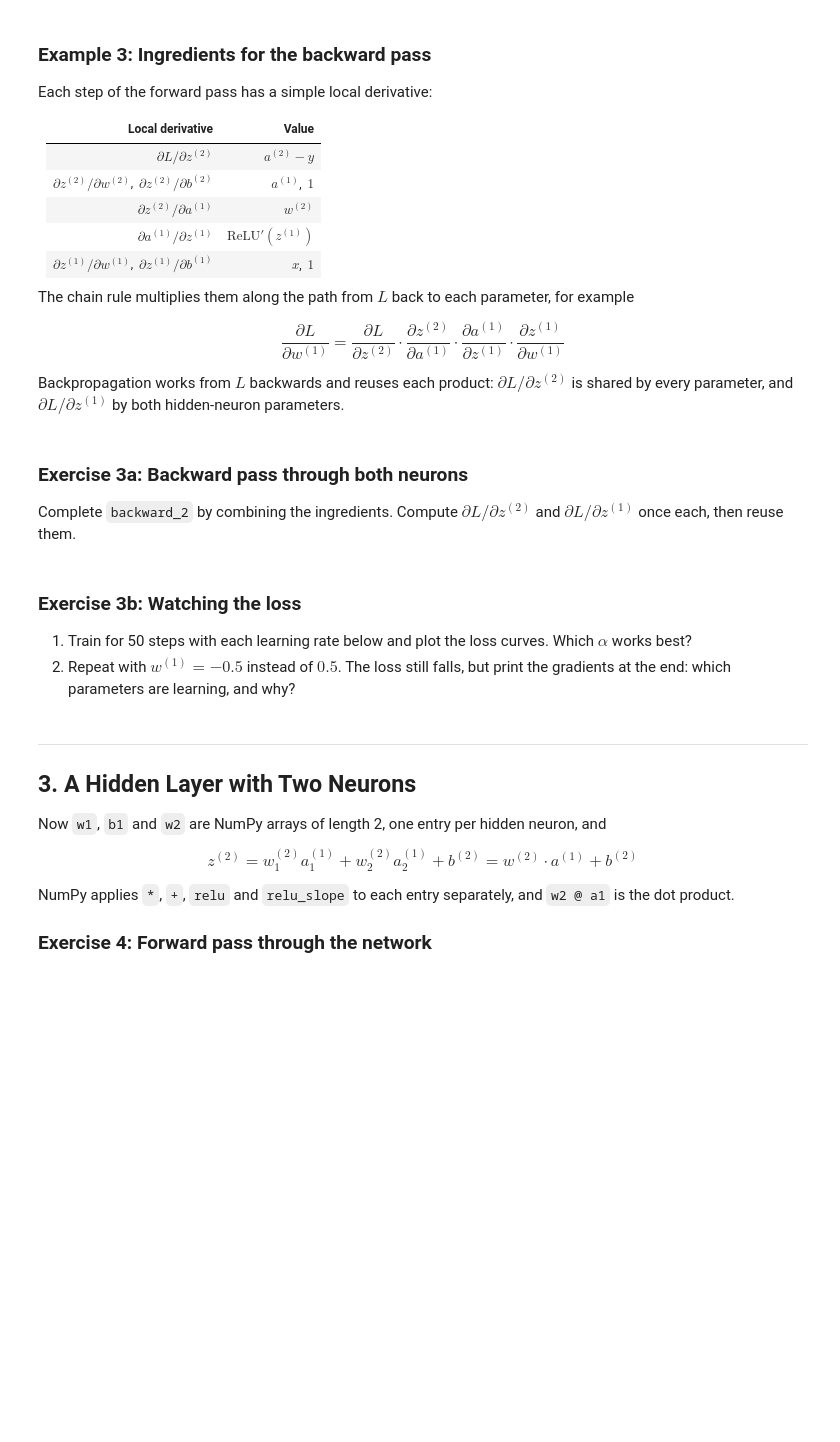
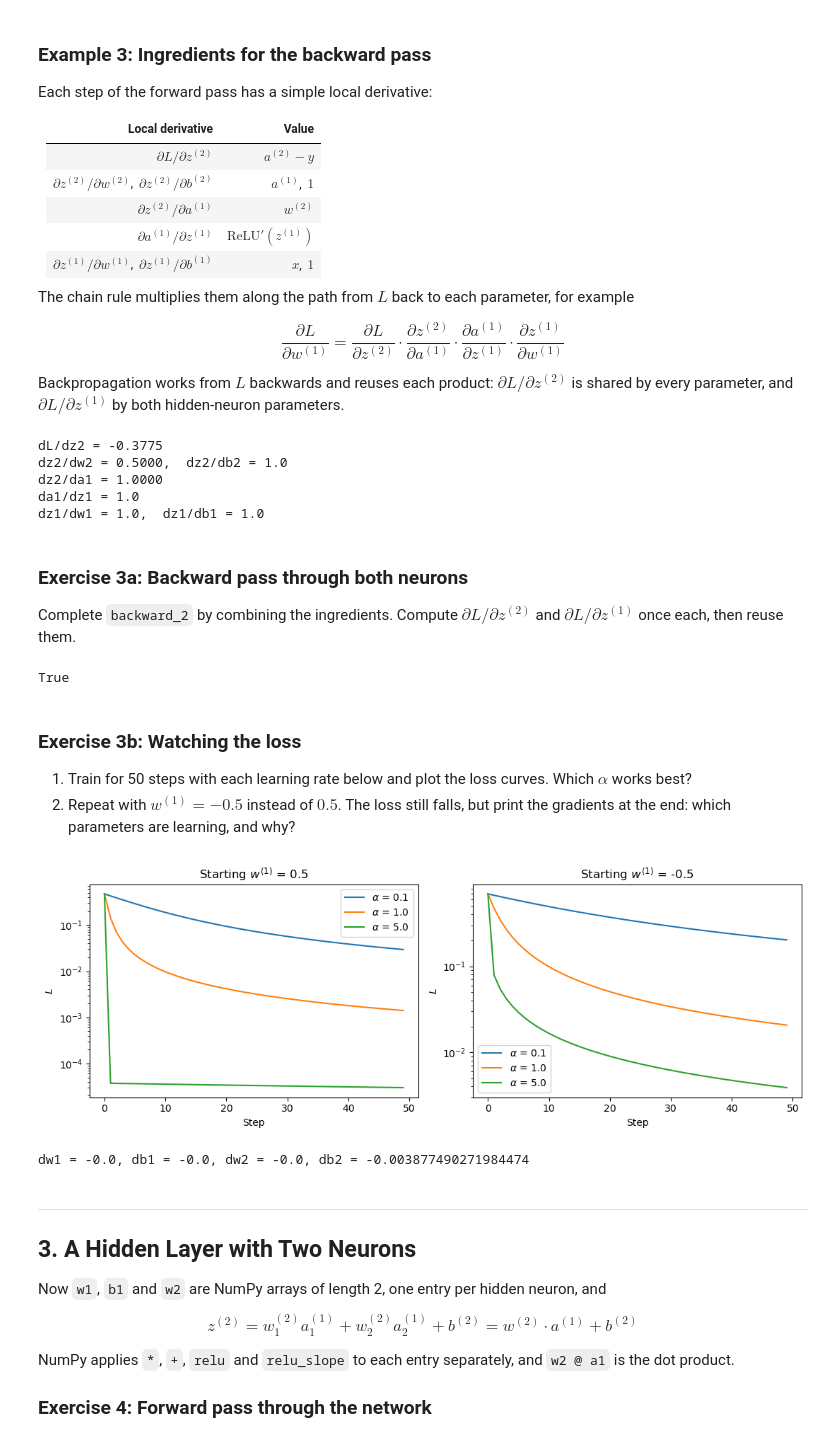
Before and after one commit to saanvikhera/ML-SPC5003, a Jupyter notebook: Tutorial_5_Clean.ipynb, the cells around one changed output. Cells and saved outputs as stored; diff of their text form; code cells hidden in the pictures; blank space fills up the shorter version.

```diff
--- a/Tutorial_5_Clean.ipynb
+++ b/Tutorial_5_Clean.ipynb
@@ -141,8 +154,11 @@ Return every intermediate value: the backward pass will need them.
 def forward_2(x, w1, b1, w2, b2):
     """Forward pass: ReLU hidden neuron, then sigmoid output neuron. Returns z1, a1, z2, a2."""
     # TODO: compute each value in turn
-
-    return
+    z1 = w1 * x + b1
+    a1 = relu(z1)
+    z2 = w2 * a1 + b2
+    a2 = sigmoid(z2)
+    return z1, a1, z2, a2
 # %%
 x, y = 1.0, 1.0
 w1_init, b1_init, w2_init, b2_init = 0.5, 0.0, 1.0, 0.0
@@ -175,7 +194,7 @@ Backpropagation works from $L$ backwards and reuses each product: $\partial L/\p
 dL_dz2 = a2 - y
 dz2_dw2 = a1
 dz2_db2 = 1.0
-dz2_da1 = w2
+dz2_da1 = w2_init
 da1_dz1 = relu_slope(z1)
 dz1_dw1 = x
 dz1_db1 = 1.0
@@ -185,6 +204,12 @@ print(f"dz2/dw2 = {dz2_dw2:.4f},  dz2/db2 = {dz2_db2}")
 print(f"dz2/da1 = {dz2_da1:.4f}")
 print(f"da1/dz1 = {da1_dz1}")
 print(f"dz1/dw1 = {dz1_dw1},  dz1/db1 = {dz1_db1}")
+# %% [output]
+dL/dz2 = -0.3775
+dz2/dw2 = 0.5000,  dz2/db2 = 1.0
+dz2/da1 = 1.0000
+da1/dz1 = 1.0
+dz1/dw1 = 1.0,  dz1/db1 = 1.0
 # %% [markdown]
 ### Exercise 3a: Backward pass through both neurons
 
@@ -193,15 +218,22 @@ Complete `backward_2` by combining the ingredients. Compute $\partial L/\partial
 def backward_2(x, y, w2, z1, a1, a2):
     """Backward pass for forward_2. Returns dL/dw1, dL/db1, dL/dw2, dL/db2."""
     # TODO: dL/dz2, then the output neuron's gradients
+    dL_dz2 = a2 - y
+    dL_dw2 = dL_dz2 * a1
+    dL_db2 = dL_dz2
 
     # TODO: dL/dz1, then the hidden neuron's gradients
-
-    return
+    dL_dz1 = dL_dz2 * w2 * relu_slope(z1)
+    dL_dw1 = dL_dz1 * x
+    dL_db1 = dL_dz1
+    return dL_dw1, dL_db1, dL_dw2, dL_db2
 # %%
 # Check your answer (should print True)
 loss_2 = lambda w1_init, b1_init, w2_init, b2_init: bce(forward_2(x, w1_init, b1_init, w2_init, b2_init)[3], y)
 z1, a1, z2, a2 = forward_2(x, w1_init, b1_init, w2_init, b2_init)
 print(gradients_match(backward_2(x, y, w2_init, z1, a1, a2), numerical_gradients(loss_2, w1_init, b1_init, w2_init, b2_init)))
+# %% [output]
+True
 # %% [markdown]
 ### Exercise 3b: Watching the loss
 
@@ -210,24 +242,34 @@ print(gradients_match(backward_2(x, y, w2_init, z1, a1, a2), numerical_gradients
 # %%
 fig, axes = plt.subplots(1, 2, figsize=(11, 4))
 
 for ax, w1_start in zip(axes, [0.5, -0.5]):
     for alpha in [0.1, 1.0, 5.0]:
         w1, b1, w2, b2 = w1_start, 0.0, 1.0, 0.0
         history = []
         for step in range(50):
             # TODO: forward pass, calculate the loss and append it to history, backward pass, update all four parameters
-
+            z1, a1, z2, a2 = forward_2(x, w1, b1, w2, b2)
+            history.append(bce(a2, y))
+            dw1, db1, dw2, db2 = backward_2(x, y, w2, z1, a1, a2)
+            w1 -= alpha * dw1
+            b1 -= alpha * db1
+            w2 -= alpha * dw2
+            b2 -= alpha * db2
         ax.plot(history, label=f"$\\alpha$ = {alpha}")
     ax.set_title(f"Starting $w^{{(1)}}$ = {w1_start}")
     ax.set_xlabel("Step")
     ax.set_ylabel("$L$")
     ax.set_yscale("log")
     ax.legend()
 
 plt.tight_layout()
 plt.show()
 
 # TODO: print the gradients from the last step of the w1 = -0.5 run
+print(f"dw1 = {dw1}, db1 = {db1}, dw2 = {dw2}, db2 = {db2}")
+# %% [output]
+[figure, added]
+dw1 = -0.0, db1 = -0.0, dw2 = -0.0, db2 = -0.003877490271984474
 # %% [markdown]
 ---
 ## 3. A Hidden Layer with Two Neurons
```
Also changed, not shown: parts of 11 cells of this notebook.
